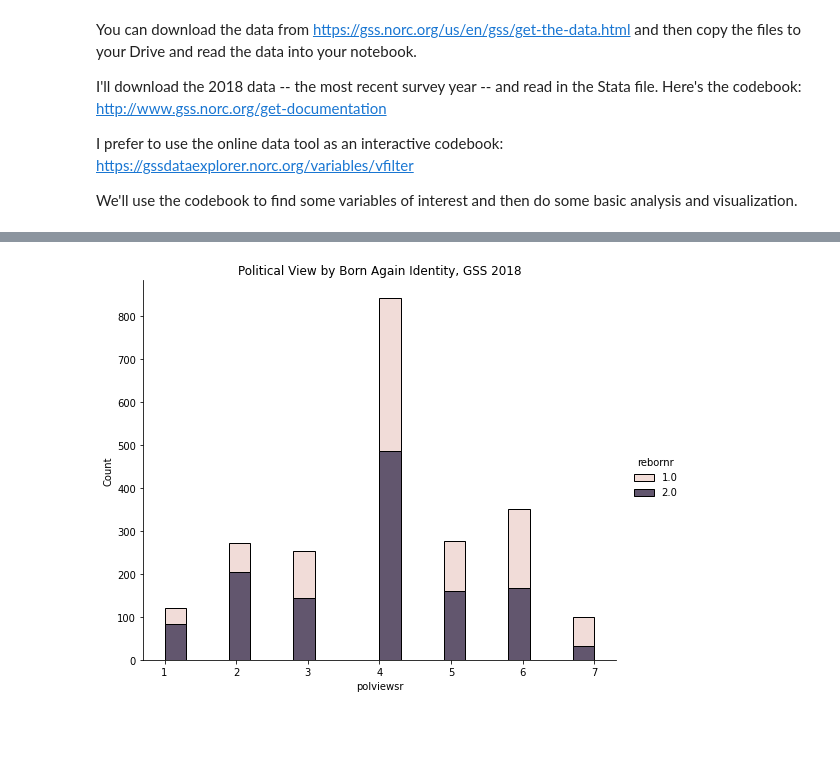
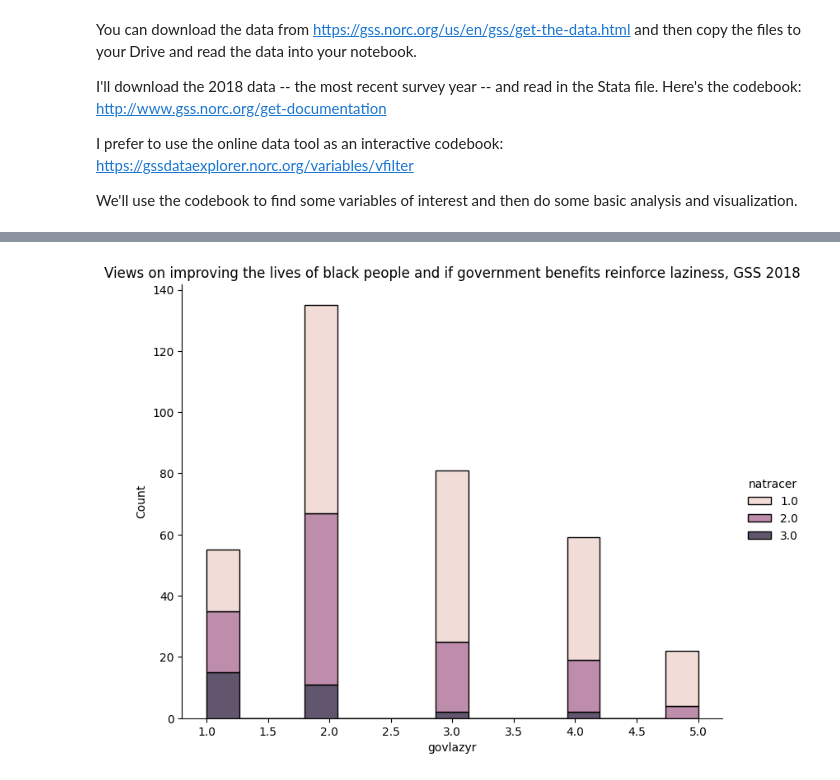
Before and after one commit to 550tealeaves/DATA-70500-working-with-data, a Jupyter notebook: HW6a_SurveyDataAnalysisGSS.ipynb, the cells around one changed output, grey strips where cells are left out. Saved outputs shown, nothing was run; the diff lists cells and outputs as text; code cells hidden in the pictures; blank space fills up the shorter version.

```diff
--- a/HW6a_SurveyDataAnalysisGSS.ipynb
+++ b/HW6a_SurveyDataAnalysisGSS.ipynb
@@ -51,7 +52,7 @@ We'll use the codebook to find some variables of interest and then do some basic
 # by adding another read method, read_spss. We use this to read the SPSS file into a new data object.
 # I mounted my Drive in this notebook and read the file by copying the local path.
 # need codebook to know what the column names mean
-GSS2018_df = pd.read_stata('/content/drive/MyDrive/Data/GSS2018.dta', convert_categoricals=False) #lose labels, keep #s - if you say cat=True - lose #s and keep labels
+GSS2018_df = pd.read_stata('/content/GSS2018.dta', convert_categoricals=False) #lose labels, keep #s - if you say cat=True - lose #s and keep labels
 # %%
 GSS2018_df.head()
 # %% [output]
@@ -84,5 +87,5 @@ Name: reborn, Length: 2348, dtype: float64
 # %%
-# Handle missing values - if the value for reborn is > 2, then list as not a number
-GSS2018_df['rebornr'] = np.where(GSS2018_df['reborn'] > 2, np.nan, GSS2018_df['reborn'])
-GSS2018_df['rebornr']
+# Handle missing values - if the value for natrace is < 1 OR > 3, then list as not a number
+GSS2018_df['natracer'] = np.where((GSS2018_df['natrace'] < 1) | (GSS2018_df['natrace'] > 3), np.nan, GSS2018_df['natrace'])
+GSS2018_df['natracer']
 # %% [output]
@@ -117,5 +127,5 @@ Name: polviews, Length: 2348, dtype: float64
 # %%
-# Handle missing values - if value for political views is > 7, then list as not a number
-GSS2018_df['polviewsr'] = np.where(GSS2018_df['polviews'] > 7, np.nan, GSS2018_df['polviews'])
-GSS2018_df['polviewsr']
+# Handle missing values - if value for govt benefits making people lazy is > 5, then list as not a number
+GSS2018_df['govlazyr'] = np.where((GSS2018_df['govlazy'] < 1) | (GSS2018_df['govlazy'] > 7), np.nan, GSS2018_df['govlazy'])
+GSS2018_df['govlazyr']
 # %% [output]
@@ -157,6 +167,6 @@ print(sigtab)
 # %%
-p = sb.displot(GSS2018_df, x='polviewsr', hue='rebornr', multiple="stack", height=6, aspect=1.25)
-plt.title('Political View by Born Again Identity, GSS 2018')
+p = sb.displot(GSS2018_df, x='govlazyr', hue='natracer', multiple="stack", height=6, aspect=1.25)
+plt.title('Views on improving the lives of black people and if government benefits reinforce laziness, GSS 2018')
 plt.show()
 # %% [output]
-[figure, old version]
+[figure, new version]
```
Also changed, not shown: parts of 23 cells of this notebook.
